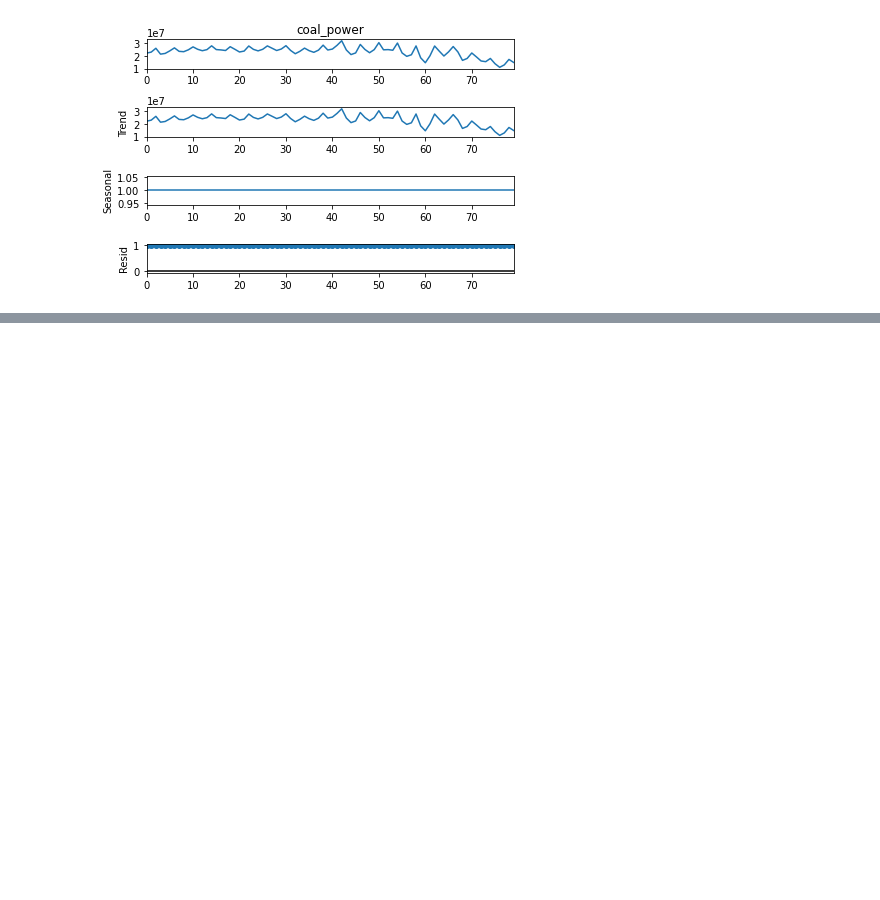
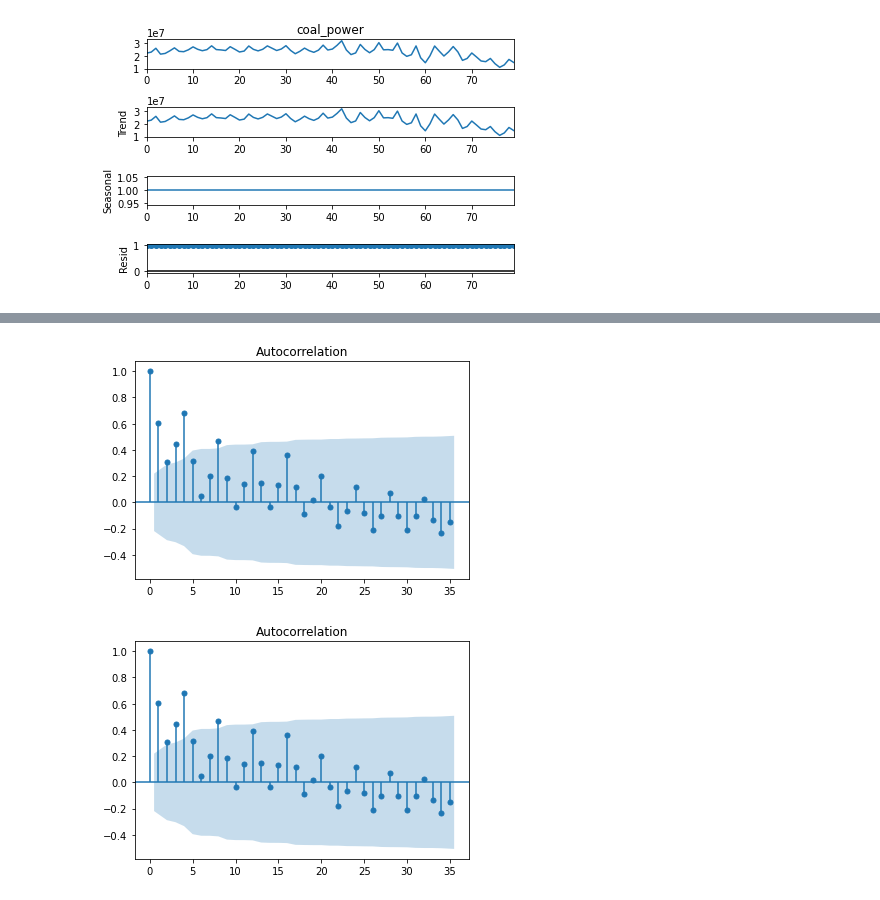
Before and after one commit to garfield-gray/time_series, a Jupyter notebook: main.ipynb, the cells around one changed output, grey strips where cells are left out. Saved outputs shown, nothing was run; the diff lists cells and outputs as text; code cells hidden in the pictures; blank space fills up the shorter version.

```diff
--- a/main.ipynb
+++ b/main.ipynb
@@ -160,0 +171,5 @@ plt.show()
+# %%
+plot_acf(c.coal_power, lags = 35)
+# %% [output]
+[figure, added]
+[figure, added]
```
Also changed, not shown: parts of 14 cells of this notebook.
